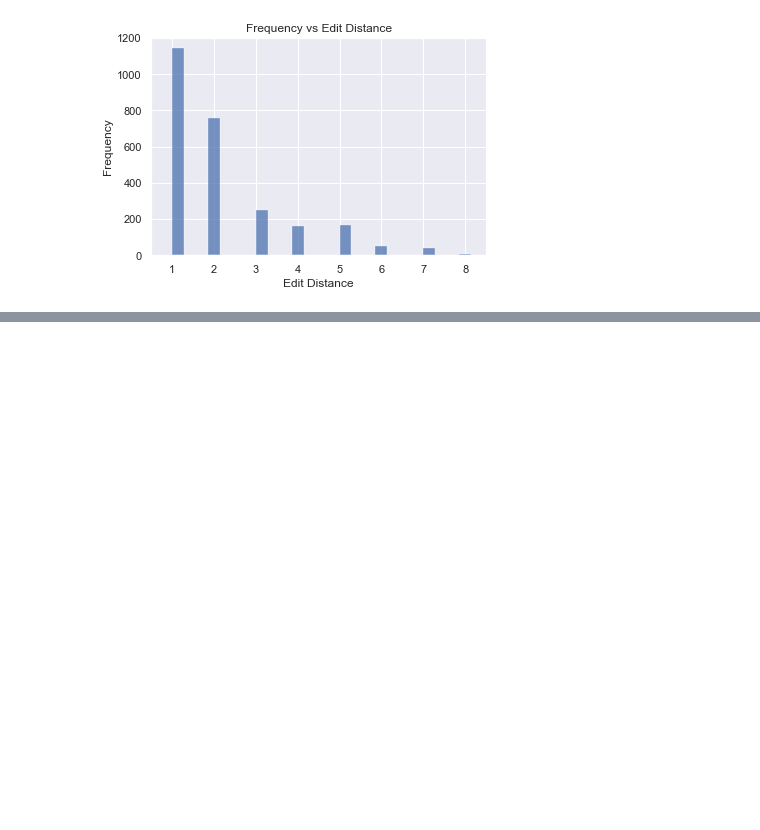
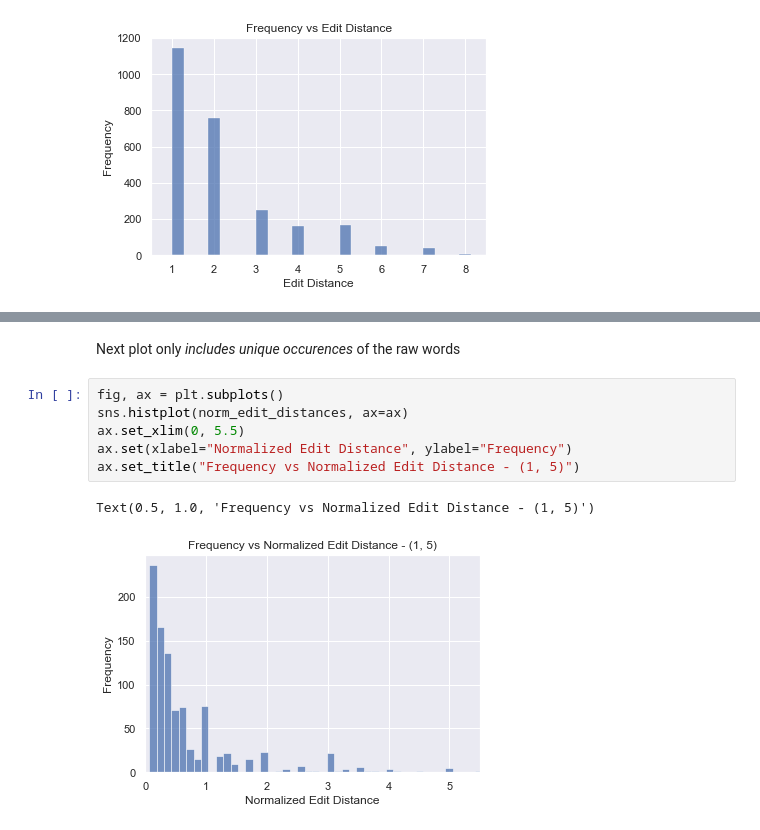
Before and after one commit to Sidx-sys/LexNorm-WNUT, a Jupyter notebook: data_analysis.ipynb, the cells around one changed output, grey strips where cells are left out. Drawn from its saved outputs; the diff is of its cells as text; blank space fills up the shorter version.

```diff
--- a/data_analysis.ipynb
+++ b/data_analysis.ipynb
@@ -251,0 +306,11 @@ Major edit distances occur in the maximum range till 5, with the heighest being
+# %% [markdown]
+Next plot only *includes unique occurences* of the raw words
+# %%
+fig, ax = plt.subplots()
+sns.histplot(norm_edit_distances, ax=ax)
+ax.set_xlim(0, 5.5)
+ax.set(xlabel="Normalized Edit Distance", ylabel="Frequency")
+ax.set_title("Frequency vs Normalized Edit Distance - (1, 5)")
+# %% [output]
+Text(0.5, 1.0, 'Frequency vs Normalized Edit Distance - (1, 5)')
+[figure, added]
```
Also changed, not shown: parts of 12 cells of this notebook.
